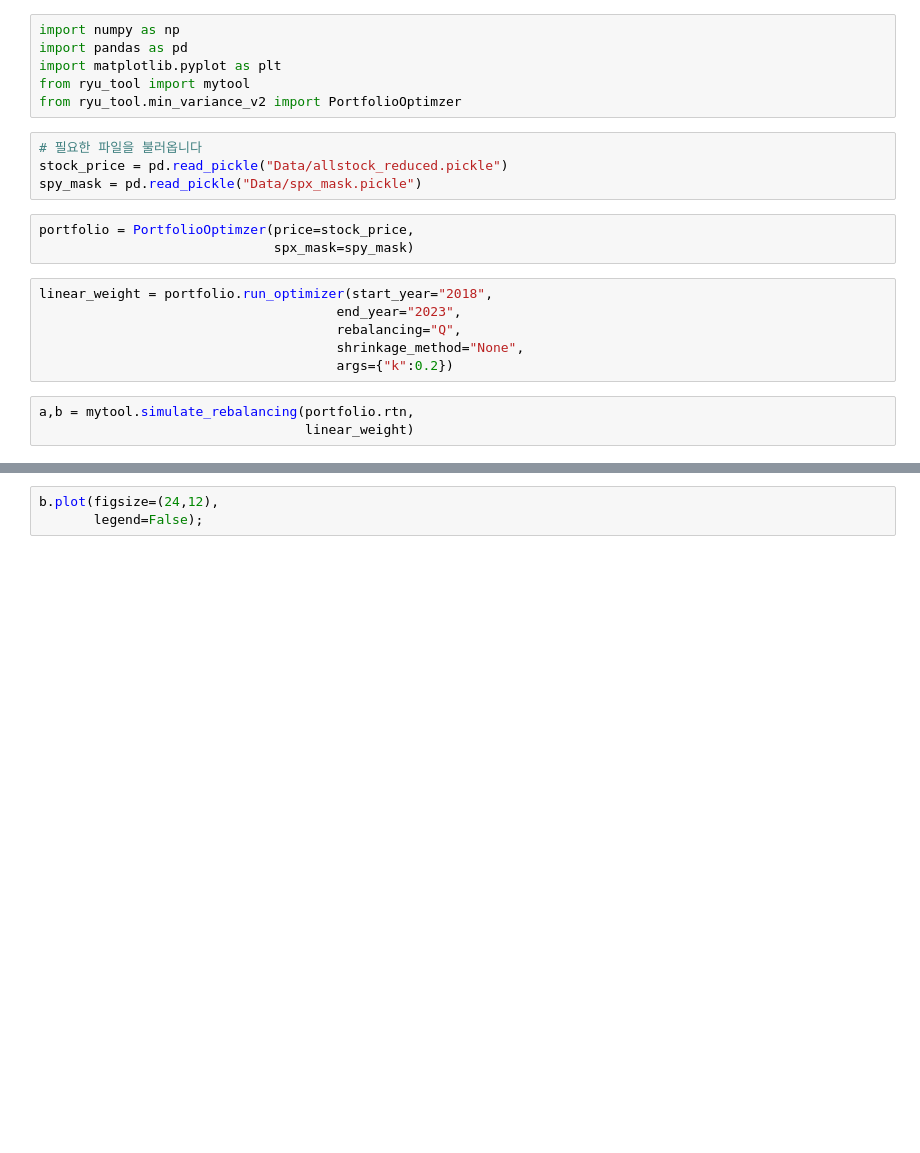
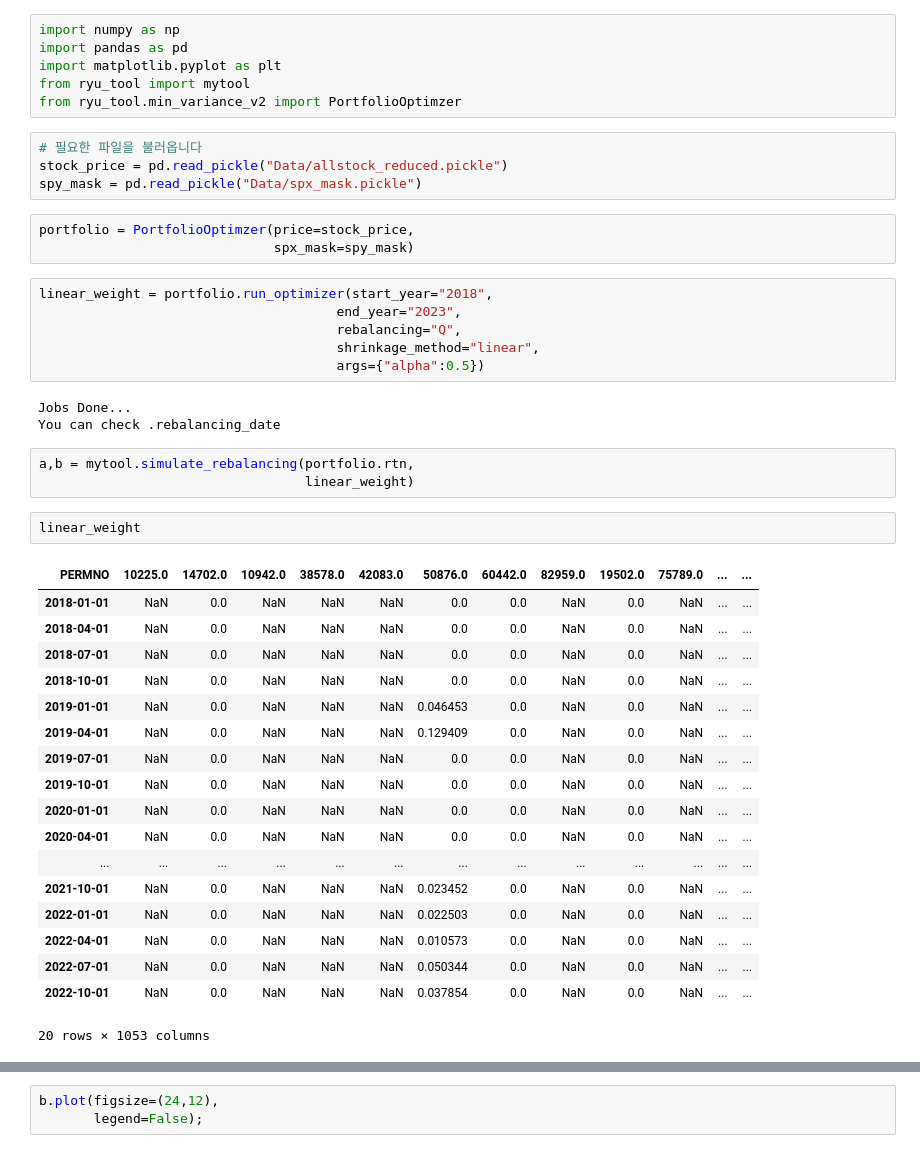
Before and after one commit to Je-Hyeon/Portfolio-Optimization-2023-FR-Project-, a Jupyter notebook: min_variance_pf.ipynb, the cells around one changed output, grey strips where cells are left out. Cells and saved outputs as stored; diff of their text form; blank space fills up the shorter version.

```diff
--- a/min_variance_pf.ipynb
+++ b/min_variance_pf.ipynb
@@ -15,8 +15,32 @@ portfolio = PortfolioOptimzer(price=stock_price,
 linear_weight = portfolio.run_optimizer(start_year="2018",
                                       end_year="2023",
                                       rebalancing="Q",
-                                      shrinkage_method="None",
-                                      args={"k":0.2})
+                                      shrinkage_method="linear",
+                                      args={"alpha":0.5})
+# %% [output]
+Jobs Done...
+You can check .rebalancing_date
 # %%
 a,b = mytool.simulate_rebalancing(portfolio.rtn,
                                   linear_weight)
+# %%
+linear_weight
+# %% [output]
+| PERMNO | 10225.0 | 14702.0 | 10942.0 | 38578.0 | 42083.0 | 50876.0 | 60442.0 | 82959.0 | 19502.0 | 75789.0 | ... | ... |
+| 2018-01-01 | NaN | 0.0 | NaN | NaN | NaN | 0.0 | 0.0 | NaN | 0.0 | NaN | ... | ... |
+| 2018-04-01 | NaN | 0.0 | NaN | NaN | NaN | 0.0 | 0.0 | NaN | 0.0 | NaN | ... | ... |
+| 2018-07-01 | NaN | 0.0 | NaN | NaN | NaN | 0.0 | 0.0 | NaN | 0.0 | NaN | ... | ... |
+| 2018-10-01 | NaN | 0.0 | NaN | NaN | NaN | 0.0 | 0.0 | NaN | 0.0 | NaN | ... | ... |
+| 2019-01-01 | NaN | 0.0 | NaN | NaN | NaN | 0.046453 | 0.0 | NaN | 0.0 | NaN | ... | ... |
+| 2019-04-01 | NaN | 0.0 | NaN | NaN | NaN | 0.129409 | 0.0 | NaN | 0.0 | NaN | ... | ... |
+| 2019-07-01 | NaN | 0.0 | NaN | NaN | NaN | 0.0 | 0.0 | NaN | 0.0 | NaN | ... | ... |
+| 2019-10-01 | NaN | 0.0 | NaN | NaN | NaN | 0.0 | 0.0 | NaN | 0.0 | NaN | ... | ... |
+| 2020-01-01 | NaN | 0.0 | NaN | NaN | NaN | 0.0 | 0.0 | NaN | 0.0 | NaN | ... | ... |
+| 2020-04-01 | NaN | 0.0 | NaN | NaN | NaN | 0.0 | 0.0 | NaN | 0.0 | NaN | ... | ... |
+| ... | ... | ... | ... | ... | ... | ... | ... | ... | ... | ... | ... | ... |
+| 2021-10-01 | NaN | 0.0 | NaN | NaN | NaN | 0.023452 | 0.0 | NaN | 0.0 | NaN | ... | ... |
+| 2022-01-01 | NaN | 0.0 | NaN | NaN | NaN | 0.022503 | 0.0 | NaN | 0.0 | NaN | ... | ... |
+| 2022-04-01 | NaN | 0.0 | NaN | NaN | NaN | 0.010573 | 0.0 | NaN | 0.0 | NaN | ... | ... |
+| 2022-07-01 | NaN | 0.0 | NaN | NaN | NaN | 0.050344 | 0.0 | NaN | 0.0 | NaN | ... | ... |
+| 2022-10-01 | NaN | 0.0 | NaN | NaN | NaN | 0.037854 | 0.0 | NaN | 0.0 | NaN | ... | ... |
+20 rows × 1053 columns
```
Also changed, not shown: parts of 3 cells of this notebook, 17 other files.
